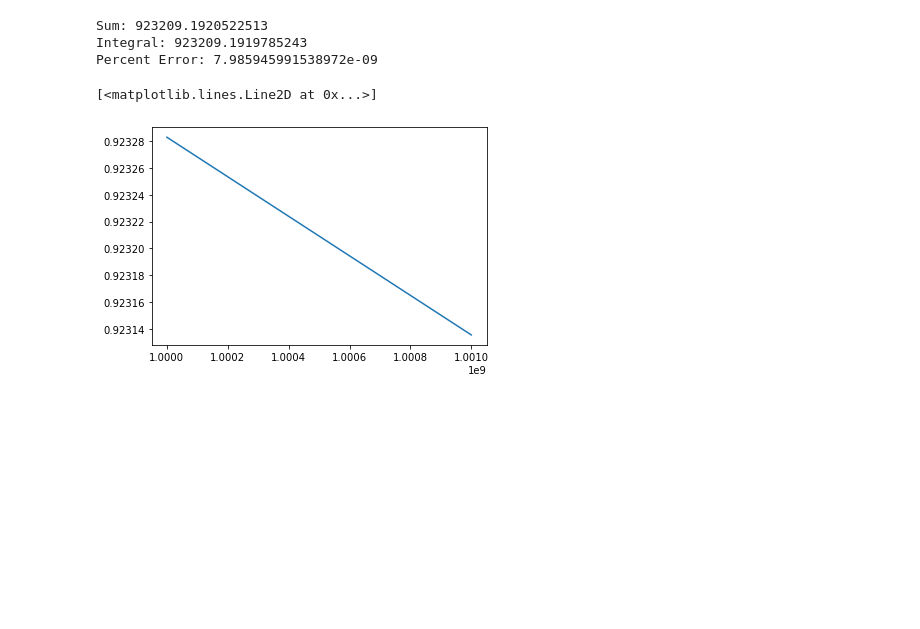
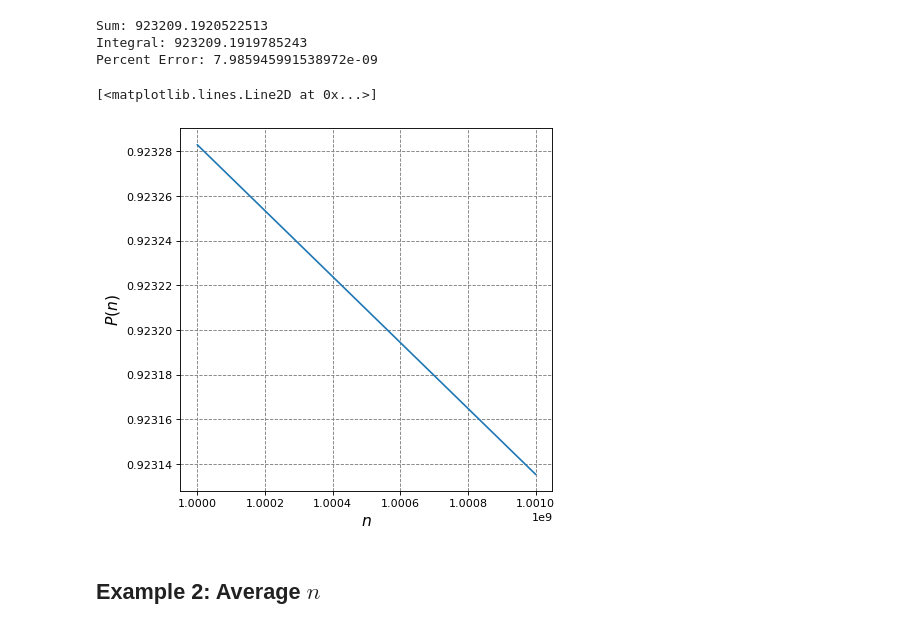
Before and after one commit to mccullaghlab/mccullaghlab.github.io, a Jupyter notebook: Chemistry_Lessons_Jupyter_Notebooks/_build/jupyter_execute/physical_chemistry/statistical_thermodynamics/Partition_Function_Monatomic_Ideal_Gas.ipynb, the cells around one changed output. Saved outputs shown, nothing was run; the diff lists cells and outputs as text; code cells hidden in the pictures; blank space fills up the shorter version.

```diff
--- a/Chemistry_Lessons_Jupyter_Notebooks/_build/jupyter_execute/physical_chemistry/statistical_thermodynamics/Partition_Function_Monatomic_Ideal_Gas.ipynb
+++ b/Chemistry_Lessons_Jupyter_Notebooks/_build/jupyter_execute/physical_chemistry/statistical_thermodynamics/Partition_Function_Monatomic_Ideal_Gas.ipynb
@@ -197,10 +204,19 @@ print("Percent Error:", np.abs(summation-numeric_integral)/summation*100)
 Sum: 923209.1920522513
 Integral: 923209.1919785243
 Percent Error: 7.985945991538972e-09
-# %%
-import matplotlib.pyplot as plt
-%matplotlib inline
-plt.plot(n,f(n))
-# %% [output]
-[<matplotlib.lines.Line2D at 0x...>]
-[figure, removed]
+# %%
+import matplotlib.pyplot as plt
+%matplotlib inline
+# setup plot
+fontsize=14
+fig = plt.figure(figsize=(6,6), dpi= 80, facecolor='w', edgecolor='k')
+ax = plt.subplot(111)
+ax.grid(b=True, which='major', axis='both', color='#808080', linestyle='--')
+ax.set_xlabel("$n$",size=fontsize)
+ax.set_ylabel("$P(n)$",size=fontsize)
+plt.plot(n,f(n))
+# %% [output]
+[<matplotlib.lines.Line2D at 0x...>]
+[figure, added]
+# %% [markdown]
+## Example 2: Average $n$
```
Also changed, not shown: parts of 11 cells of this notebook, 23 other files.
